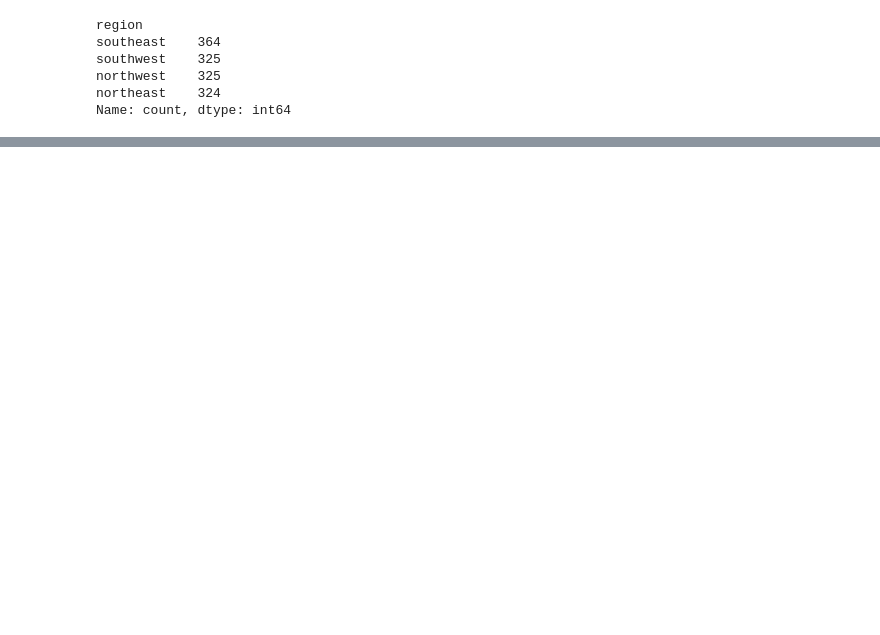
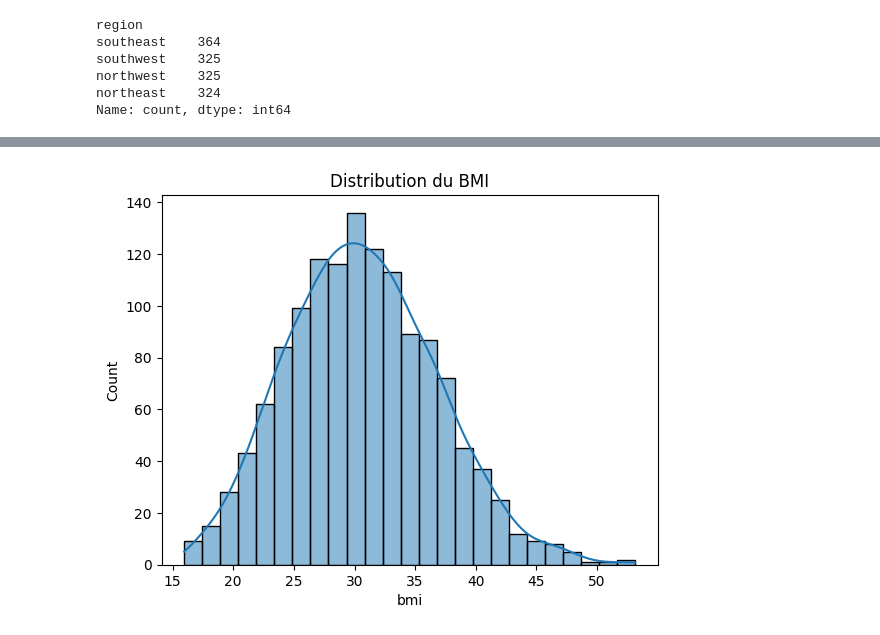
Before and after one commit to mohammedip/Pr-dicteur-de-Charges-d-Assurance-Maladie, a Jupyter notebook: notebooks/01-EDA.ipynb, the cells around one changed output, grey strips where cells are left out. Drawn from its saved outputs; the diff is of its cells as text; code cells hidden in the pictures; blank space fills up the shorter version.

```diff
--- a/notebooks/01-EDA.ipynb
+++ b/notebooks/01-EDA.ipynb
@@ -52,0 +117,7 @@ Name: count, dtype: int64
+# %%
+
+sns.histplot(df['bmi'], kde=True)
+plt.title("Distribution du BMI")
+plt.show()
+# %% [output]
+[figure, added]
```
Also changed, not shown: parts of 25 cells of this notebook, 1 other file.
